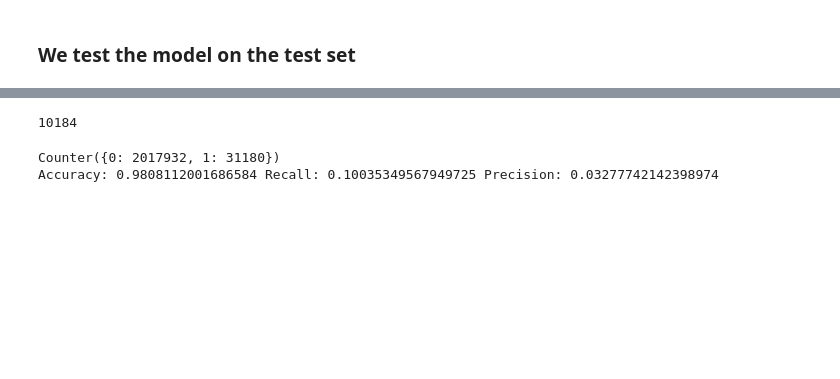
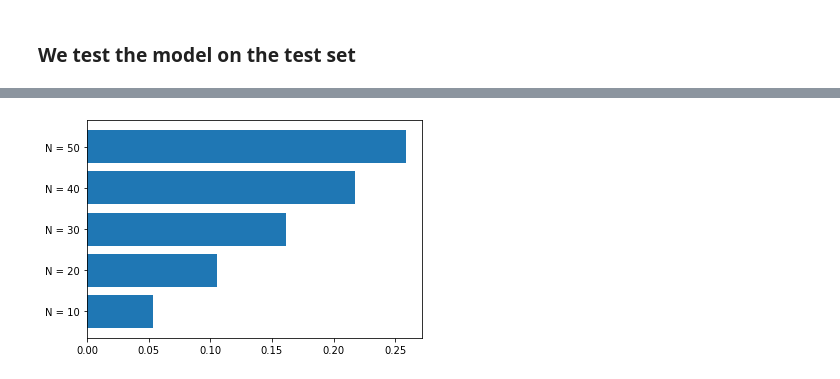
Before and after one commit to chloedia/Graph_Music_Recommendation, a Jupyter notebook: Main.ipynb, the cells around one changed output, grey strips where cells are left out. Saved outputs shown, nothing was run; the diff lists cells and outputs as text; code cells hidden in the pictures; blank space fills up the shorter version.

```diff
--- a/Main.ipynb
+++ b/Main.ipynb
@@ -364,3 +490,8 @@ KeyboardInterrupt:
+# %%
+plt.barh(['N = 10','N = 20','N = 30','N = 40','N = 50'], recalls, label = 'recall')
+plt.show()
+# %% [output]
+[figure, added]
 # %%
 def predict(model, test_features, test_labels):
     """
@@ -382,12 +514,3 @@ test_neg_edges = get_neg_edges_bipartite(G_test)
 test_features = feature_extractor(G_test, test_neg_edges)
 # %%
 test_labels = get_edges_values(G_test_gt, test_neg_edges)
-# %%
-test_labels.count(1)
-# %% [output]
-10184
-# %%
-predict(RF_model,test_features,test_labels)
-# %% [output]
-Counter({0: 2017932, 1: 31180})
-Accuracy: 0.9808112001686584 Recall: 0.10035349567949725 Precision: 0.03277742142398974
```
Also changed, not shown: parts of 52 cells of this notebook, 11 other files.
